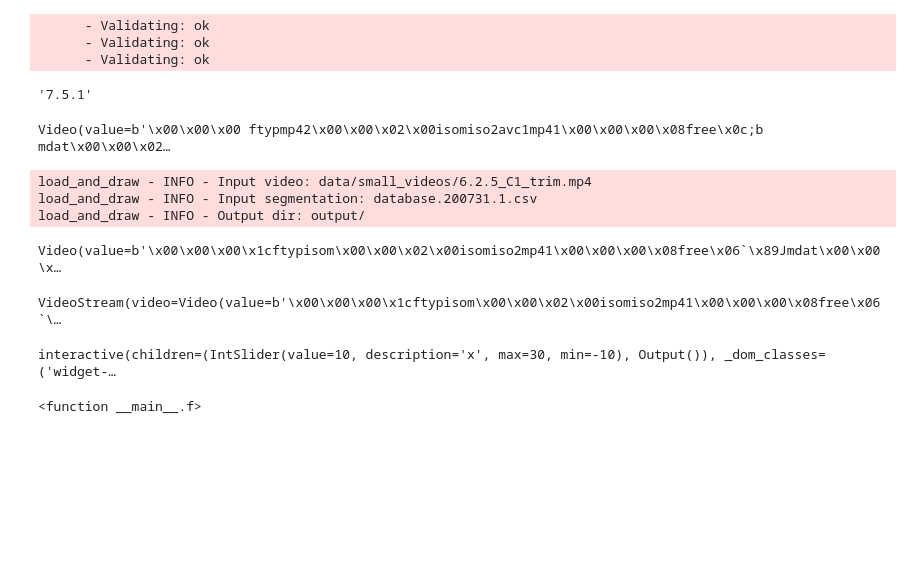
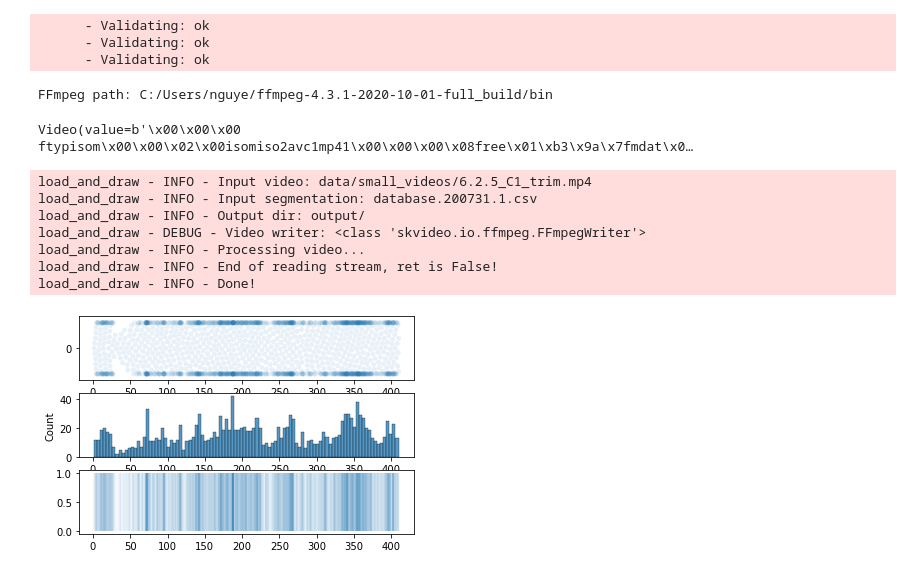
Before and after one commit to mbezdek/extended-event-modeling, a Jupyter notebook: interactive.ipynb, the cells around one changed output. Saved outputs shown, nothing was run; the diff lists cells and outputs as text; code cells hidden in the pictures; blank space fills up the shorter version.

Commit message:
add README.md and interactive notebook

```diff
--- a/interactive.ipynb
+++ b/interactive.ipynb
@@ -24,47 +24,55 @@ Known nbextensions:
       - Validating: ok
       - Validating: ok
       - Validating: ok
-# %%
-import ipywidgets
-from ipywidgets import interact, interactive, Video
-from ipywebrtc.webrtc import VideoStream
-ipywidgets.__version__
-# %% [output]
-'7.5.1'
-# %%
-video = Video.from_file('./data/small_videos/1.1.1_C1_trim.mp4')
-video
-# %% [output]
-Video(value=b'\x00\x00\x00 ftypmp42\x00\x00\x02\x00isomiso2avc1mp41\x00\x00\x00\x08free\x0c;b mdat\x00\x00\x02…
+# %%
+import numpy as np
+import cv2
+import matplotlib
+from matplotlib.backends.backend_agg import FigureCanvasAgg
+from matplotlib.figure import Figure
+import matplotlib.pyplot as plt
+import seaborn as sns
+
+from ipywidgets import interact, interactive, fixed, interact_manual, Video, Image
+import ipywidgets as widgets
+from IPython.display import display
+
+import skvideo
+ffmpeg_path = 'C:/Users/nguye/ffmpeg-4.3.1-2020-10-01-full_build/bin'
+skvideo.setFFmpegPath(ffmpeg_path)
+import skvideo.io
+import numpy as np
+print("FFmpeg path: {}".format(skvideo.getFFmpegPath()))
+# %% [output]
+FFmpeg path: C:/Users/nguye/ffmpeg-4.3.1-2020-10-01-full_build/bin
+# %%
+# Example opening mp4 video interactively
+
+outputdata = np.random.random(size=(100, 480, 680, 3)) * 255
+outputdata = outputdata.astype(np.uint8)
+
+skvideo.io.vwrite("outputvideo.mp4", outputdata)
+video_widget = Video.from_file('outputvideo.mp4')
+video_widget
+# %% [output]
+Video(value=b'\x00\x00\x00 ftypisom\x00\x00\x02\x00isomiso2avc1mp41\x00\x00\x00\x08free\x01\xb3\x9a\x7fmdat\x0…
 # %%
-from load_and_draw import load_and_draw, logger
-
+# Example running and opening output file
+from load_and_draw import draw_segmentations, logger, logging
+logger.setLevel(logging.DEBUG)
 logger.info('Input video: data/small_videos/6.2.5_C1_trim.mp4')
 logger.info('Input segmentation: database.200731.1.csv')
 logger.info('Output dir: output/')
-load_and_draw(input_video_path='data/small_videos/6.2.5_C1_trim.mp4',
-              input_segmentation='database.200731.1.csv', output_dir='output',
-              output_video_name='output_video.mp4', region_length=60)
+
+draw_segmentations(input_video_path='data/small_videos/6.2.5_C1_trim.mp4',
+                   input_segmentation='database.200731.1.csv', output_dir='output',
+                   output_video_name='output_video.mp4')
 # %% [output]
 load_and_draw - INFO - Input video: data/small_videos/6.2.5_C1_trim.mp4
 load_and_draw - INFO - Input segmentation: database.200731.1.csv
 load_and_draw - INFO - Output dir: output/
+load_and_draw - DEBUG - Video writer: <class 'skvideo.io.ffmpeg.FFmpegWriter'>
+load_and_draw - INFO - Processing video...
+load_and_draw - INFO - End of reading stream, ret is False!
+load_and_draw - INFO - Done!
+[figure, added]
-# %%
-# currently, video file created by opencv cannot be opened
-output_video = Video.from_file('./output/output_video.mp4')
-output_video
-# %% [output]
-Video(value=b'\x00\x00\x00\x1cftypisom\x00\x00\x02\x00isomiso2mp41\x00\x00\x00\x08free\x06`\x89Jmdat\x00\x00\x…
-# %%
-# currently, video file created by opencv cannot be opened
-output_video = VideoStream.from_file('./output/output_video.mp4')
-output_video
-# %% [output]
-VideoStream(video=Video(value=b'\x00\x00\x00\x1cftypisom\x00\x00\x02\x00isomiso2mp41\x00\x00\x00\x08free\x06`\…
-# %%
-def f(x):
-    return x
-interact(f, x=10)
-# %% [output]
-interactive(children=(IntSlider(value=10, description='x', max=30, min=-10), Output()), _dom_classes=('widget-…
-<function __main__.f>
```
Also changed, not shown: parts of 5 cells of this notebook, 2 other files.
